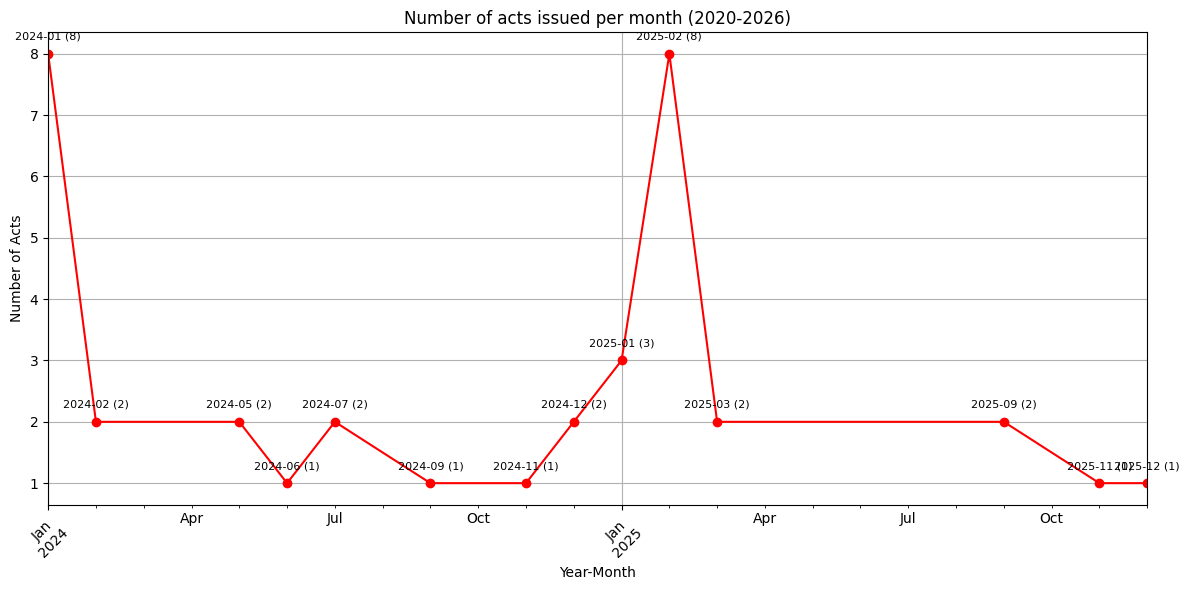
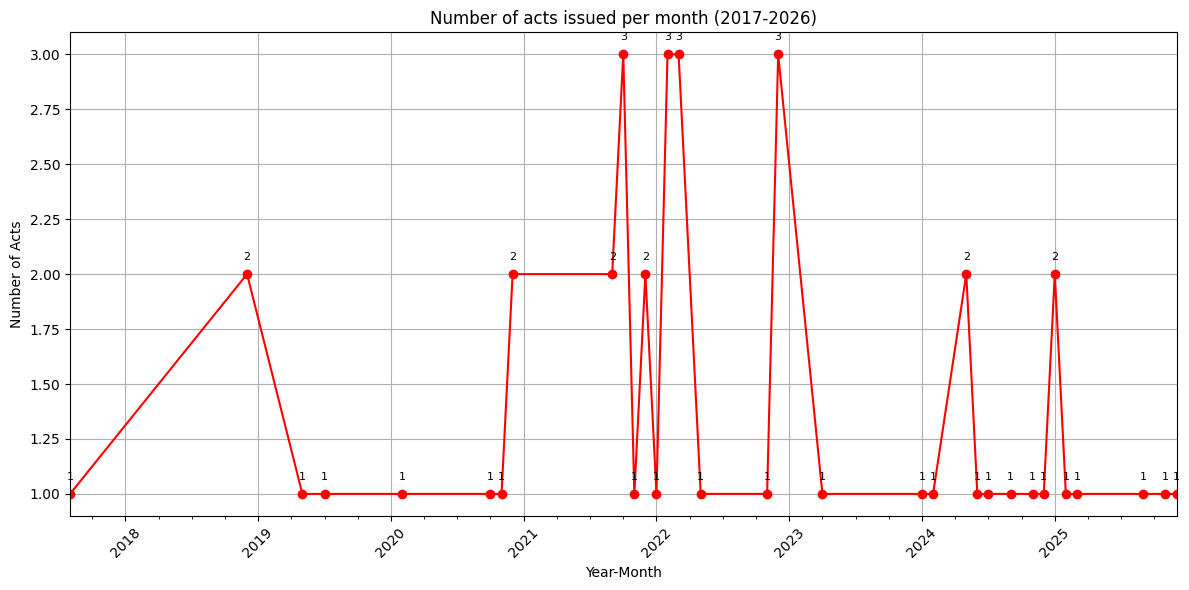
Unified diff of the notebook cell whose output changed from the first chart to the second:
--- before
+++ after
@@ -9,7 +9,7 @@
 
 for x, y in acts_by_month.items():
-    ax.annotate(str(x) + " (" + str(y) + ")", (x, y), textcoords="offset points", xytext=(0, 10), ha='center', fontsize=8)
+    ax.annotate(str(y), (x, y), textcoords="offset points", xytext=(0, 10), ha='center', fontsize=8)
 
-plt.title("Number of acts issued per month (2020-2026)")
+plt.title("Number of acts issued per month (2017-2026)")
 plt.xlabel("Year-Month")
 plt.ylabel("Number of Acts")

Commit: Improved examples with new dates compatibilities